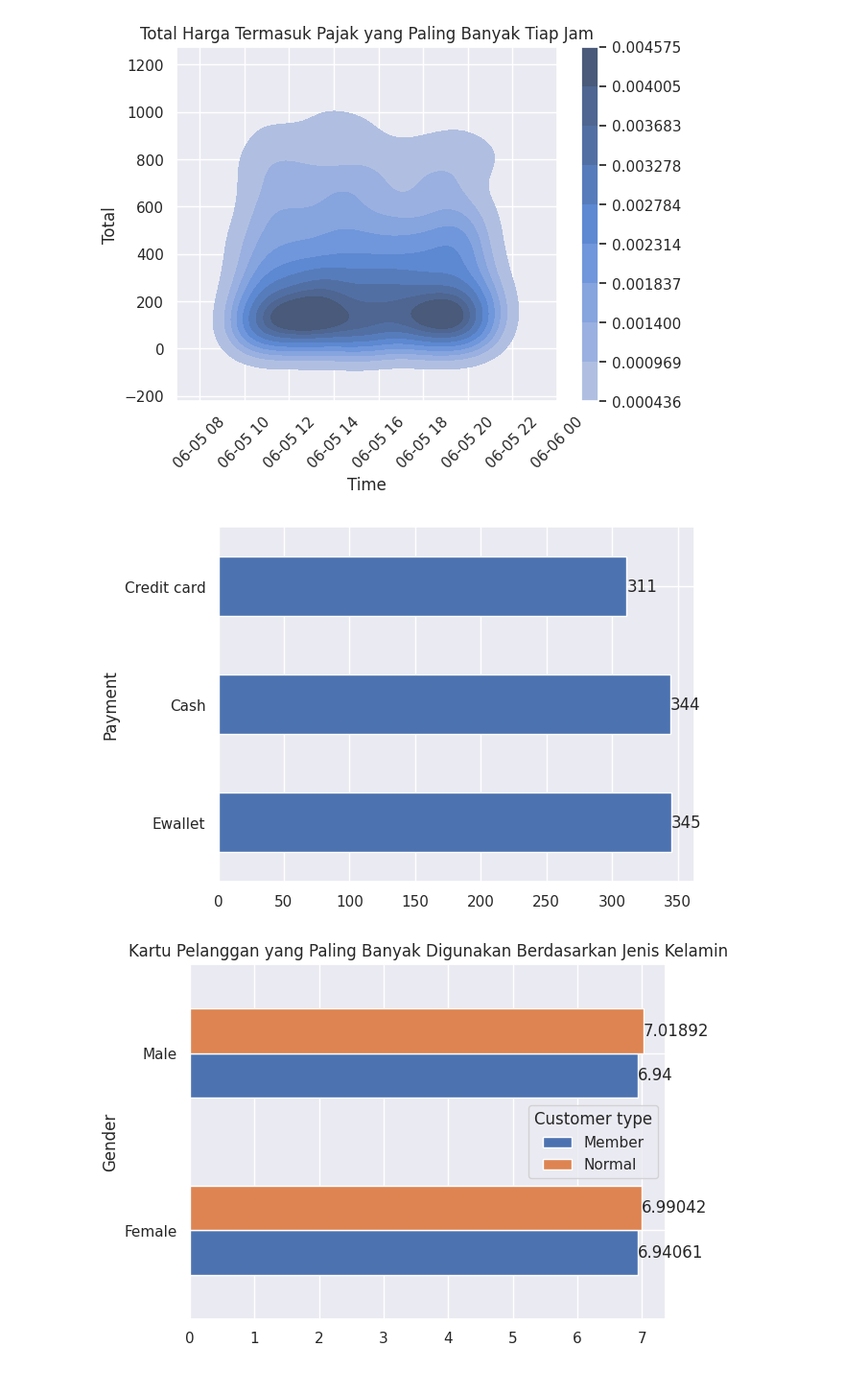
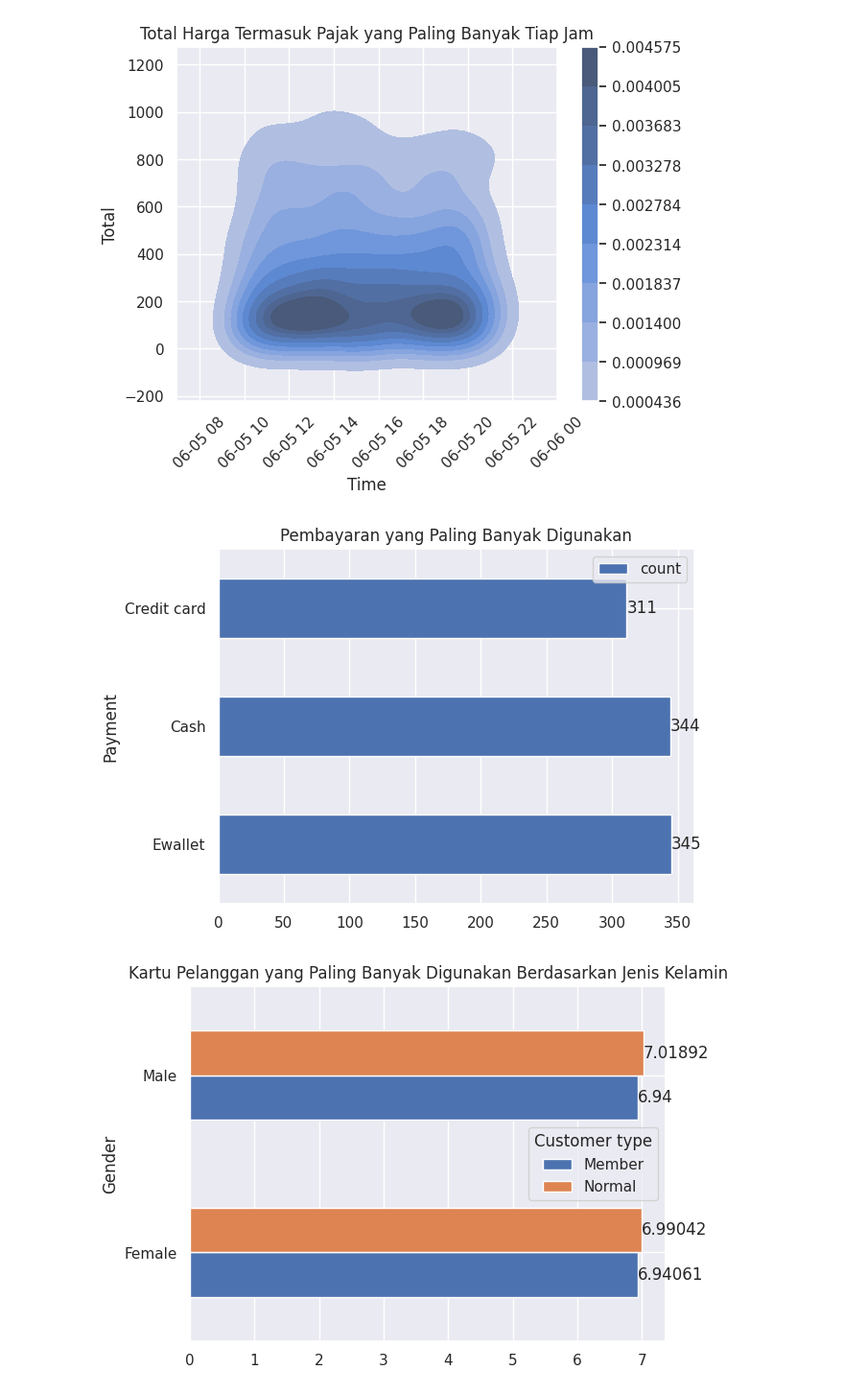
Before and after one commit to hendrimardani/data_science_supermarket_sales, a Jupyter notebook: supermarket_sales.ipynb, the cells around one changed output. Shown at 96% size. Drawn from its saved outputs; the diff is of its cells as text; code cells hidden in the pictures.

```diff
--- a/supermarket_sales.ipynb
+++ b/supermarket_sales.ipynb
@@ -176,12 +176,14 @@ plt.show()
 # %%
 fig, ax = plt.subplots()
 plot = data["Payment"].value_counts()
 ax = plot.plot.barh()
+ax.set_title("Pembayaran yang Paling Banyak Digunakan")
+ax.legend()
 
 for container in ax.containers:
     ax.bar_label(container)
 # %% [output]
-[figure, old version]
+[figure, new version]
 # %%
 plot = data.groupby(["Gender", "Customer type"])["Rating"].mean().unstack()
 ax = plot.plot.barh()
```
